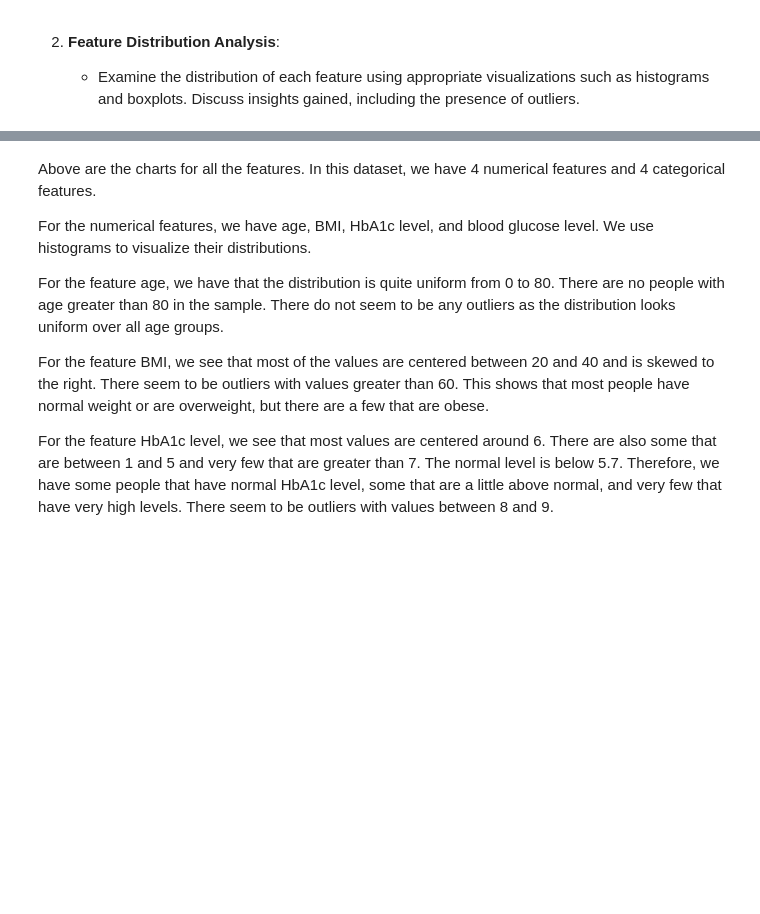
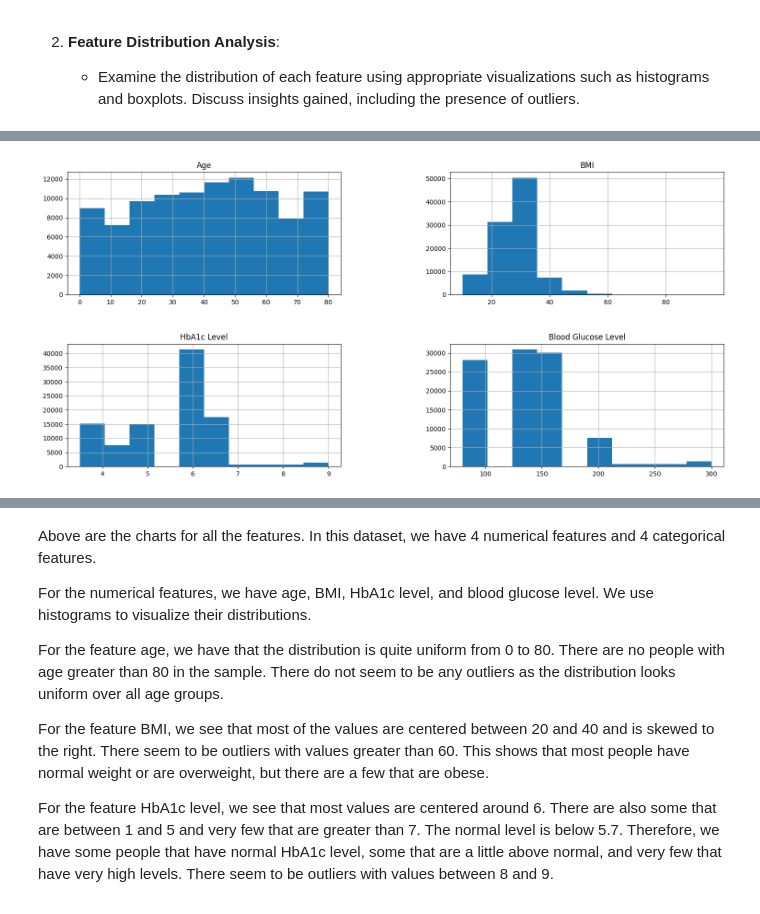
Before and after one commit to JoeZhang1000/CSI4106-Assignment-2, a Jupyter notebook: Joe_Zhang_Christian_Paravalos_CSI4106_Assignment_2_300245795_300231900.ipynb, the cells around one changed output, grey strips where cells are left out. Cells and saved outputs as stored; diff of their text form; code cells hidden in the pictures; blank space fills up the shorter version.

```diff
--- a/Joe_Zhang_Christian_Paravalos_CSI4106_Assignment_2_300245795_300231900.ipynb
+++ b/Joe_Zhang_Christian_Paravalos_CSI4106_Assignment_2_300245795_300231900.ipynb
@@ -127,0 +118,23 @@ plt.show()
+# %%
+# Numerical Variables Plot with 2 Rows and 2 Columns
+fig_num, axes_num = plt.subplots(nrows=2, ncols=2, figsize=(15, 8))
+fig_num.tight_layout(h_pad=2)  # Initial height padding adjustment
+
+df.hist(column="age", ax=axes_num[0, 0])
+axes_num[0, 0].set_title("Age")
+
+df.hist(column="bmi", ax=axes_num[0, 1])
+axes_num[0, 1].set_title("BMI")
+
+df.hist(column="HbA1c_level", ax=axes_num[1, 0])
+axes_num[1, 0].set_title("HbA1c Level")
+
+df.hist(column="blood_glucose_level", ax=axes_num[1, 1])
+axes_num[1, 1].set_title("Blood Glucose Level")
+
+# Adjust layout to avoid overlap
+plt.subplots_adjust(top=0.9, bottom=0.1, hspace=0.4, wspace=0.4)
+
+plt.show()
+# %% [output]
+[figure, added]
```
Also changed, not shown: parts of 8 cells of this notebook.
